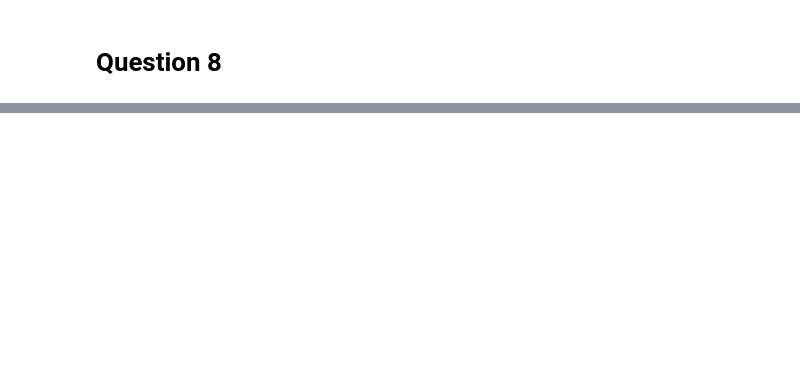
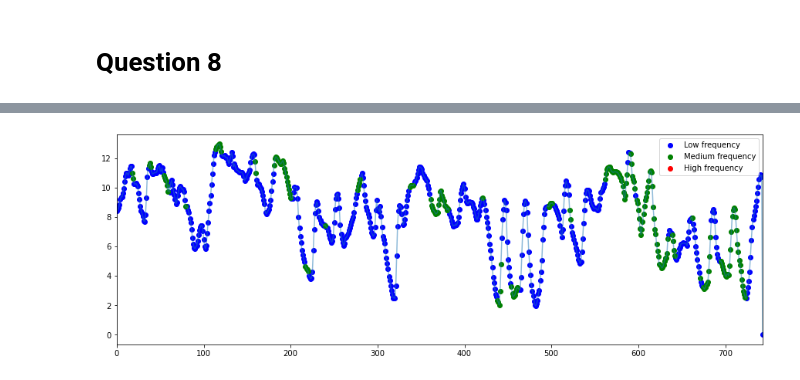
Before and after one commit to rafaelbrutti/MVA, a Jupyter notebook: ML - Time Series/Assignment 3 /Assignment 3.ipynb, the cells around one changed output, grey strips where cells are left out. Drawn from its saved outputs; the diff is of its cells as text; code cells hidden in the pictures; blank space fills up the shorter version.

```diff
--- a/ML - Time Series/Assignment 3 /Assignment 3.ipynb
+++ b/ML - Time Series/Assignment 3 /Assignment 3.ipynb
@@ -652,0 +666,84 @@ eigenvects_line.shape
+# %%
+# Paramaters
+R = 3
+M = 9
+
+# Laplacian eigendecomposition
+eigenvals_space, eigenvects_space = eigh(laplacian_matrix)
+eigenvals_time, eigenvects_time = eigh(time_graph.L.todense())
+
+eigenvals_space = eigenvals_space.reshape(-1,1)
+eigenvals_time = eigenvals_time.reshape(1,-1)
+
+cartesian_eigenvects = np.kron(eigenvects_space.T,eigenvects_time.T)
+cartesian_eigenvalues = (eigenvals_space + eigenvals_time).reshape(-1)
+
+# signal time x space (744,37)
+signal = signals.ravel()
+
+# class initialization
+time_space = signal.shape[0]
+class_array_time_space = np.zeros(time_space, dtype = int)
+
+T, V = time_graph.N, G_gaussian.N
+y = np.zeros(T)
+class_array = np.zeros(T, dtype = int)
+
+
+# intermediate computations
+lambda_n = np.max(cartesian_eigenvalues)
+signal_fourier = cartesian_eigenvects.dot(signal)
+
+def GWT_spacetime(m,v):
+    gm = gm_hat(cartesian_eigenvalues, m, R, lambda_n)
+    return gm.T.dot(signal_fourier * cartesian_eigenvects[v, :])
+
+
+def energy_spacetime(v,levels):
+    e = 0
+    for m in levels:
+        e+=np.linalg.norm(GWT_spacetime(m,v))**2
+    return e
+
+
+# Compute the frequency of each node
+for v in range(time_space):
+
+    i = np.argmax([energy_spacetime(v,[1,2,3]),
+                   energy_spacetime(v,[4,5,6]),
+                   energy_spacetime(v,[7,8,9])])
+    class_array_time_space[v] = i
+
+
+for timestamp in range(T-1):
+
+
+    average_temperature = signal[timestamp*V:(timestamp+1)*V].mean()
+    y[timestamp] = average_temperature
+
+    frequency = np.array([0,0,0])
+    for v in range(V):
+        i = class_array_time_space[timestamp*V + v]
+        frequency[i]+=1
+    class_array[timestamp] = np.argmax(frequency)
+
+x = np.arange(y.shape[0])
+
+colors = ["b", "g", "r"]  # three colours=three classes
+color_array = np.take(colors, class_array)
+fig, ax = fig_ax()
+
+low_freq = np.where(color_array == 'b')
+medium_freq = np.where(color_array == 'g')
+high_freq = np.where(color_array == 'r')
+ax.scatter(x[low_freq], y[low_freq], c='b')
+ax.scatter(x[medium_freq], y[medium_freq], c='g')
+ax.scatter(x[high_freq], y[high_freq], c='r')
+ax.legend(labels)
+ax.plot(x, y, alpha=0.5)
+
+# saving the figure
+plt.savefig(fname="fig-q8-avgtemp.pdf", dpi=200, transparent=True, bbox_inches="tight", pad_inches=0)
+plt.show()
+# %% [output]
+[figure, added]
```
Also changed, not shown: parts of 23 cells of this notebook, 1 other file.
